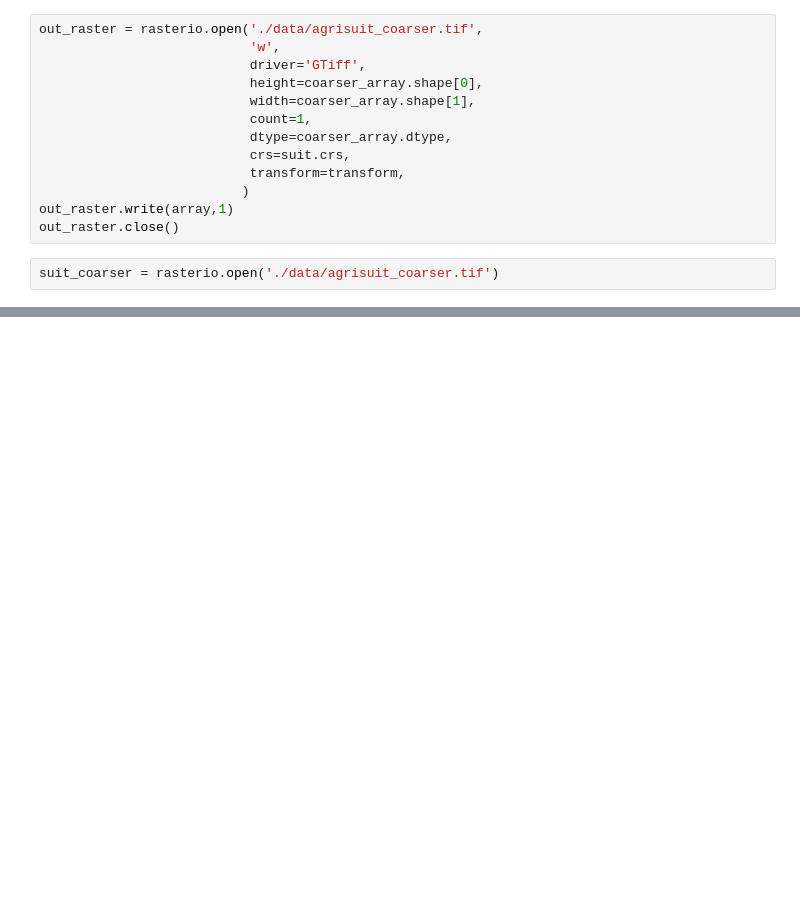
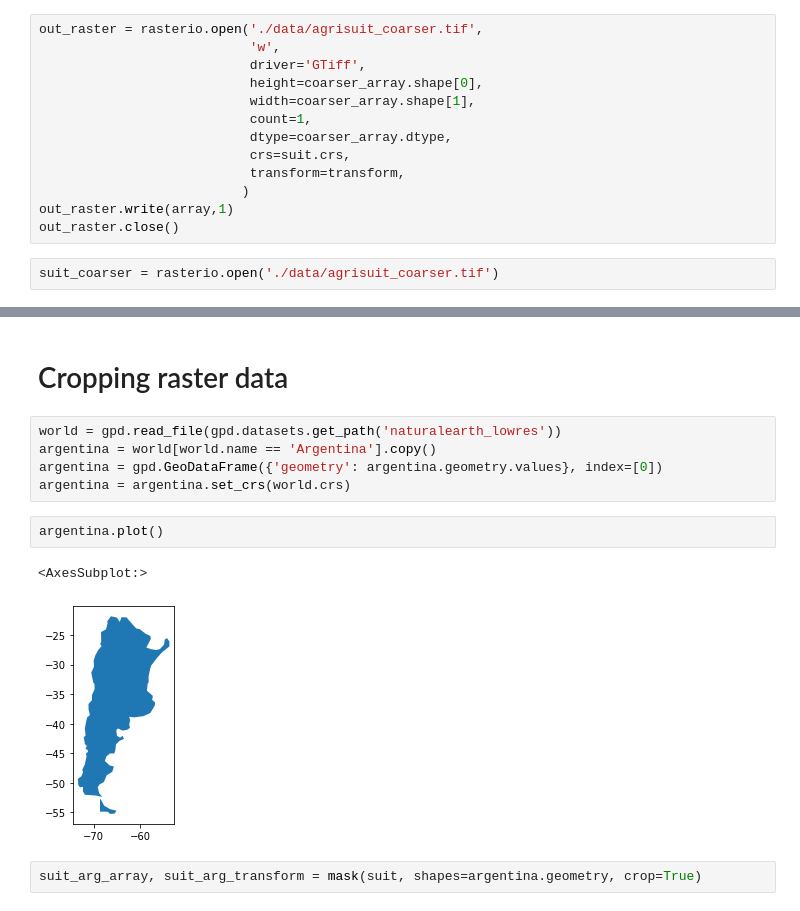
Before and after one commit to sebastianhohmann/geopandas_examples, a Jupyter notebook: _05_common_recipes_raster.ipynb, the cells around one changed output, grey strips where cells are left out. Cells and saved outputs as stored; diff of their text form; blank space fills up the shorter version.

Commit message:
added raster cropping example

```diff
--- a/_05_common_recipes_raster.ipynb
+++ b/_05_common_recipes_raster.ipynb
@@ -313,0 +338,14 @@ show(suit_coarser, ax=ax)
+# %% [markdown]
+# Cropping raster data
+# %%
+world = gpd.read_file(gpd.datasets.get_path('naturalearth_lowres'))
+argentina = world[world.name == 'Argentina'].copy()
+argentina = gpd.GeoDataFrame({'geometry': argentina.geometry.values}, index=[0])
+argentina = argentina.set_crs(world.crs)
+# %%
+argentina.plot()
+# %% [output]
+<AxesSubplot:>
+[figure, added]
+# %%
+suit_arg_array, suit_arg_transform = mask(suit, shapes=argentina.geometry, crop=True)
```
Also changed, not shown: parts of 15 cells of this notebook.
